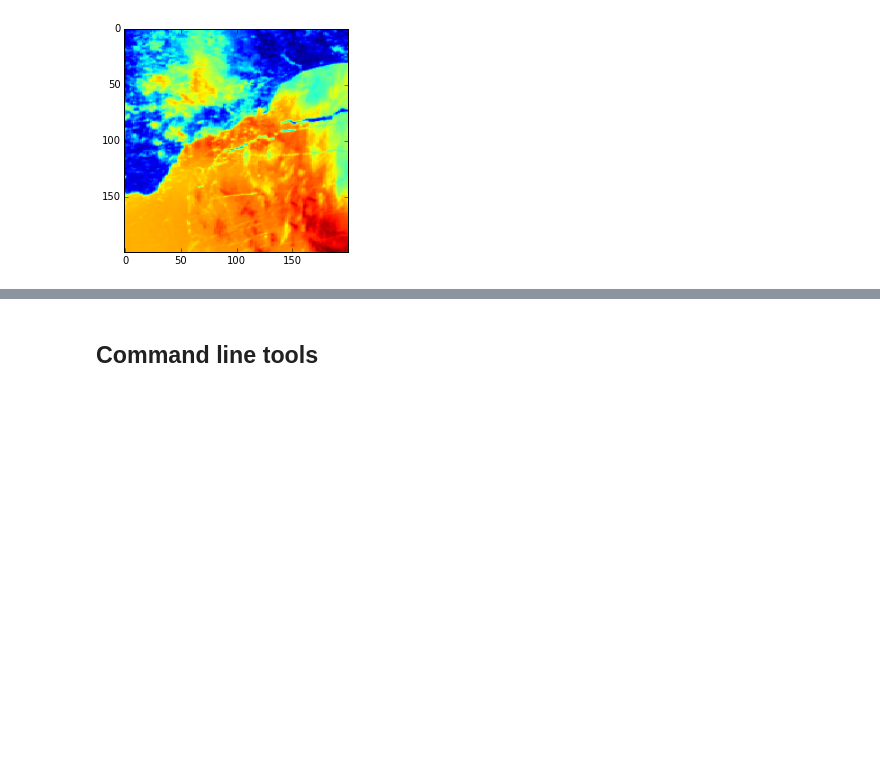
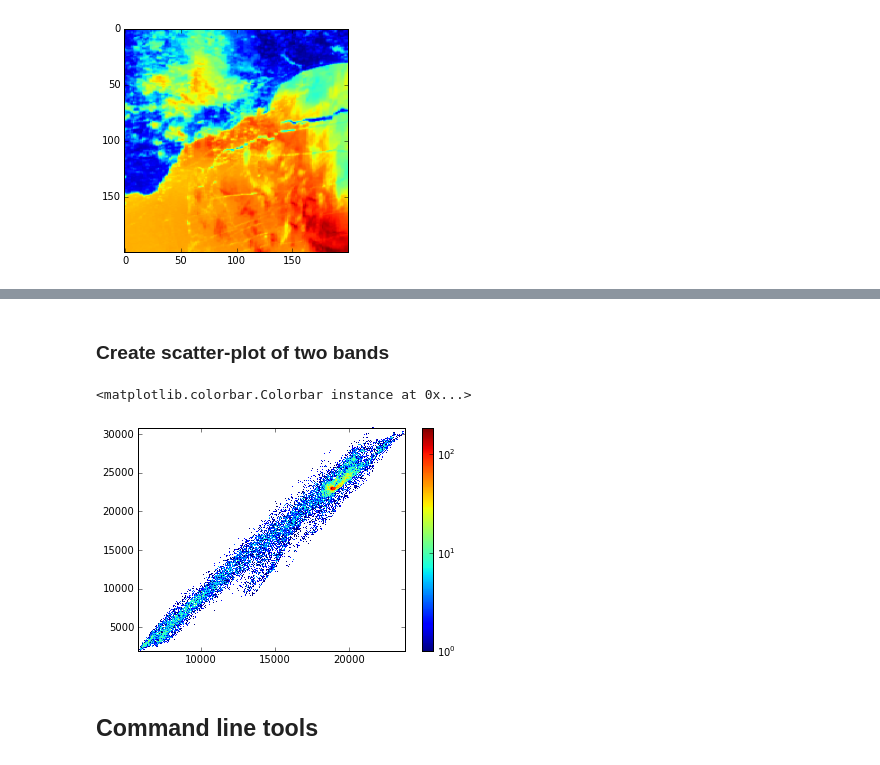
Before and after one commit to nansencenter/nansat-lectures, a Jupyter notebook: gdal.ipynb, the cells around one changed output, grey strips where cells are left out. Cells and saved outputs as stored; diff of their text form; code cells hidden in the pictures; blank space fills up the shorter version.

```diff
--- a/gdal.ipynb
+++ b/gdal.ipynb
@@ -36,3 +51,12 @@ plt.imshow(arr2)
+# %% [markdown]
+### Create scatter-plot of two bands
+# %%
+from matplotlib.colors import LogNorm
+ans = plt.hist2d(arr1.flatten(), arr2.flatten(), 300, norm=LogNorm())
+plt.colorbar()
+# %% [output]
+<matplotlib.colorbar.Colorbar instance at 0x...>
+[figure, added]
 # %% [markdown]
 ## Command line tools
 # %% [markdown]
```
Also changed, not shown: parts of 8 cells of this notebook.
